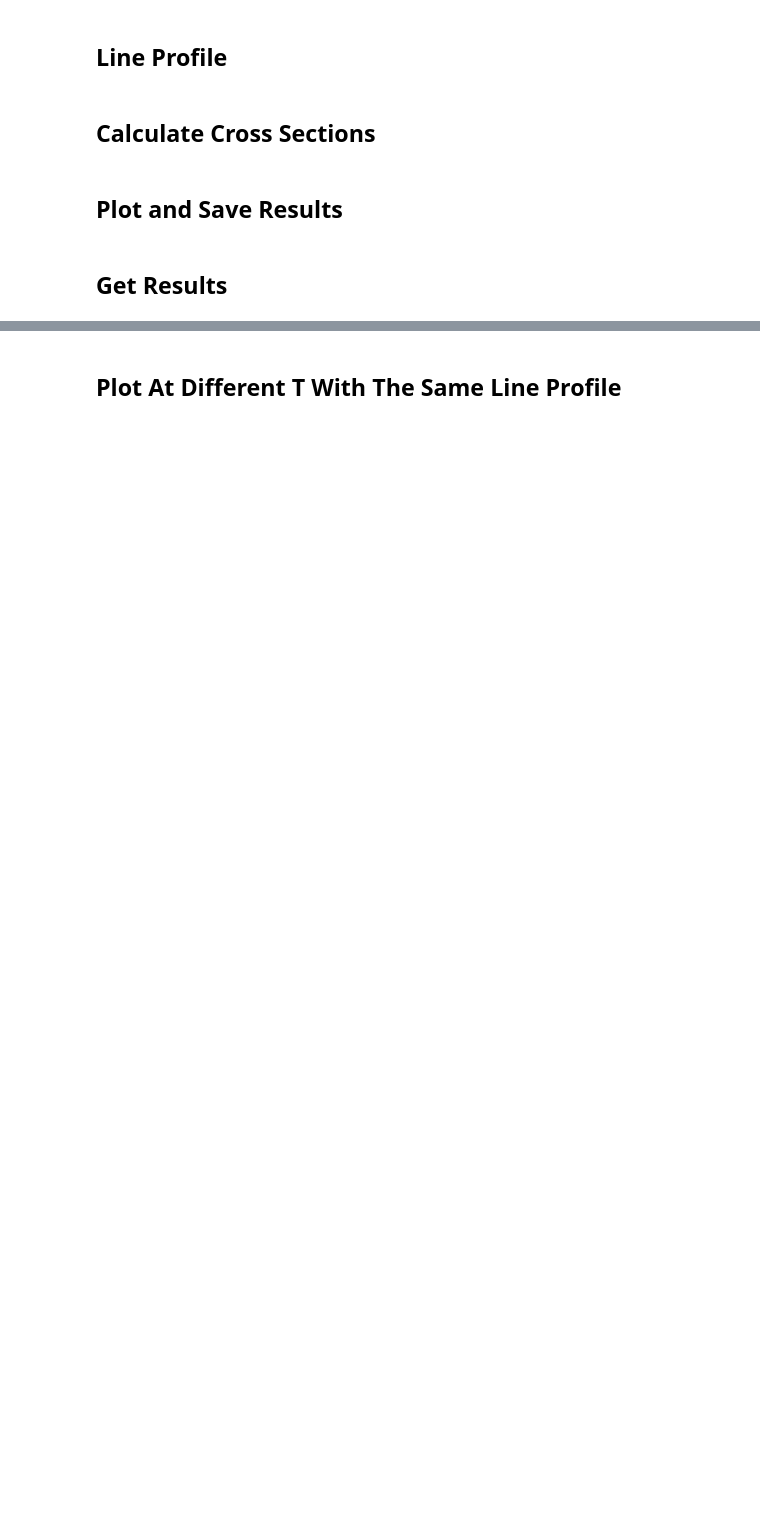
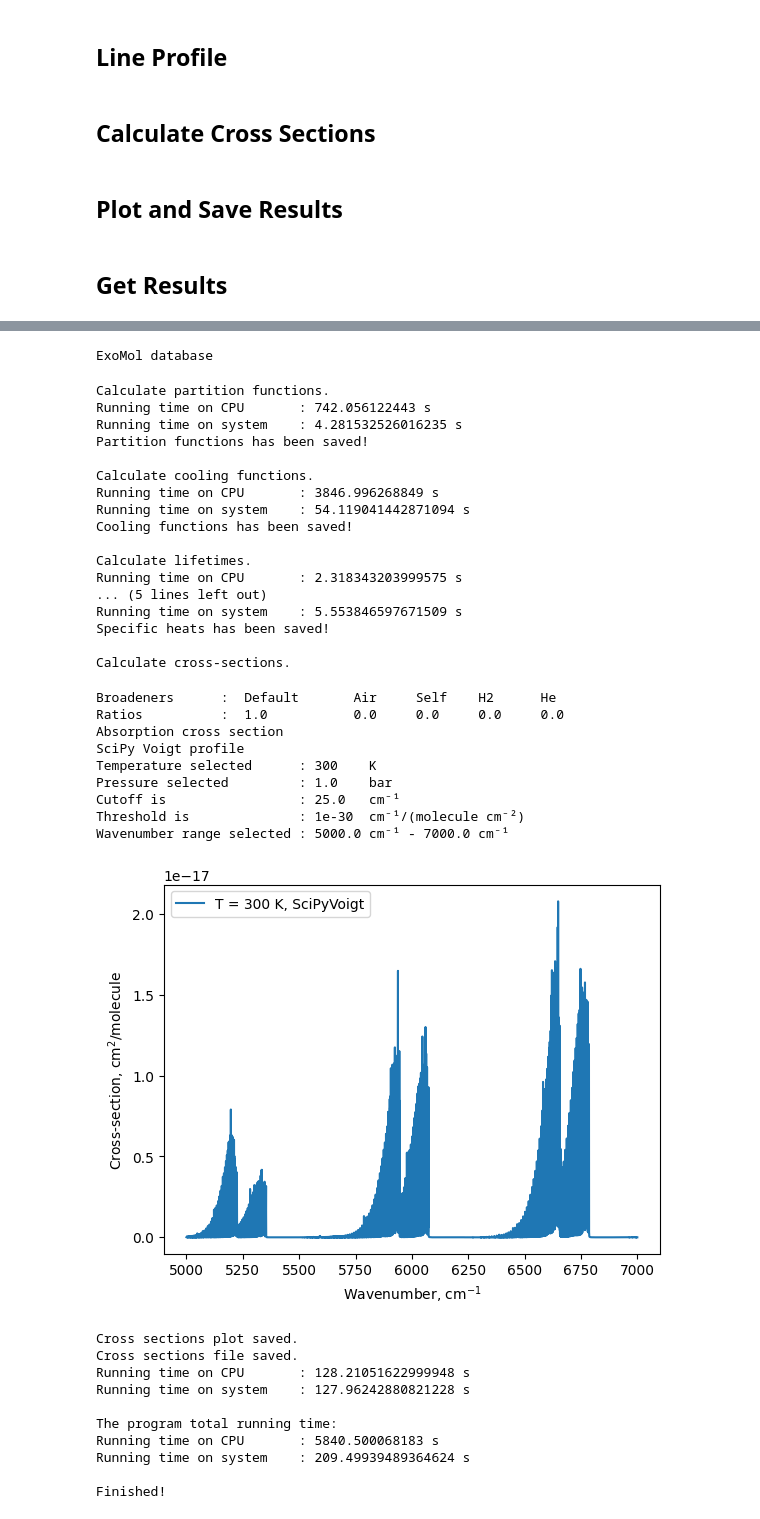
Before and after one commit to Beryl-Jingxin/PyExoCross, a Jupyter notebook: pyexocross.ipynb, the cells around one changed output, grey strips where cells are left out. Drawn from its saved outputs; the diff is of its cells as text; code cells hidden in the pictures; blank space fills up the shorter version.

```diff
--- a/pyexocross.ipynb
+++ b/pyexocross.ipynb
@@ -663,7 +967,7 @@ def exomol_cross_section_scipy_Voigt(wn_grid, v, alpha, gamma, coef):
     xsec_sv[0:N_point] += _xsec_sv
     return (xsec_sv)
 # %%
-def exomol_cross_section_scipy_wofz_Voigt(wn_grid, v, alpha, gamma, coef):
+def cross_section_scipy_wofz_Voigt(wn_grid, v, alpha, gamma, coef):
     '''
     Read ExoMol .states, .trans, .pf and .broad files as the input files.
     Return the wavennumbers and cross sections with wofz Voigt profile.
@@ -684,7 +988,7 @@ def exomol_cross_section_scipy_wofz_Voigt(wn_grid, v, alpha, gamma, coef):
     xsec_swv[0:N_point] += _xsec_swv
     return (xsec_swv)
 # %%
-def exomol_cross_section_width_Voigt(wn_grid, v, alpha, gamma, coef):
+def cross_section_width_Voigt(wn_grid, v, alpha, gamma, coef):
     '''
     Read ExoMol .states, .trans, .pf and .broad files as the input files.
     Return the wavennumbers and cross sections with width Voigt profile.
@@ -707,7 +1011,7 @@ def exomol_cross_section_width_Voigt(wn_grid, v, alpha, gamma, coef):
     xsec_wv[0:N_point] += _xsec_wv
     return (xsec_wv)
 # %%
-def exomol_cross_section_pseudo_Voigt(wn_grid, v, alpha, gamma, coef):
+def cross_section_pseudo_Voigt(wn_grid, v, alpha, gamma, coef):
     '''
     Read ExoMol .states, .trans, .pf and .broad files as the input files.
     Return the wavennumbers and cross sections with width Voigt profile.
@@ -730,7 +1034,7 @@ def exomol_cross_section_pseudo_Voigt(wn_grid, v, alpha, gamma, coef):
     xsec_pv[0:N_point] += _xsec_pv
     return (xsec_pv)
 # %%
-def exomol_cross_section_pseudo_FWHM_Voigt(wn_grid, v, alpha, gamma, coef):
+def cross_section_pseudo_FWHM_Voigt(wn_grid, v, alpha, gamma, coef):
     '''
     Read ExoMol .states, .trans, .pf and .broad files as the input files.
     Return the wavennumbers and cross sections with width Voigt profile.
@@ -1039,2 +1245,0 @@ print('Cross sections plot saved.')
-# %% [markdown]
-## Plot At Different T With The Same Line Profile
@@ -1107,0 +1297,41 @@ print('Cross sections plot saved.')
+# %%
+get_results(read_path)
+# %% [output]
+ExoMol database
+Calculate partition functions.
+Running time on CPU       : 742.056122443 s
+Running time on system    : 4.281532526016235 s
+Partition functions has been saved!
+
+Calculate cooling functions.
+Running time on CPU       : 3846.996268849 s
+Running time on system    : 54.119041442871094 s
+Cooling functions has been saved!
+
+Calculate lifetimes.
+Running time on CPU       : 2.318343203999575 s
+... (5 lines left out)
+Running time on system    : 5.553846597671509 s
+Specific heats has been saved!
+
+Calculate cross-sections.
+Broadeners      :  Default       Air     Self    H2      He
+Ratios          :  1.0           0.0     0.0     0.0     0.0
+Absorption cross section
+SciPy Voigt profile
+Temperature selected      : 300    K
+Pressure selected         : 1.0    bar
+Cutoff is                 : 25.0   cm⁻¹
+Threshold is              : 1e-30  cm⁻¹/(molecule cm⁻²)
+Wavenumber range selected : 5000.0 cm⁻¹ - 7000.0 cm⁻¹
+[figure, added]
+Cross sections plot saved.
+Cross sections file saved.
+Running time on CPU       : 128.21051622999948 s
+Running time on system    : 127.96242880821228 s
+
+The program total running time:
+Running time on CPU       : 5840.500068183 s
+Running time on system    : 209.49939489364624 s
+
+Finished!
```
Also changed, not shown: parts of 65 cells of this notebook, 19 other files.
